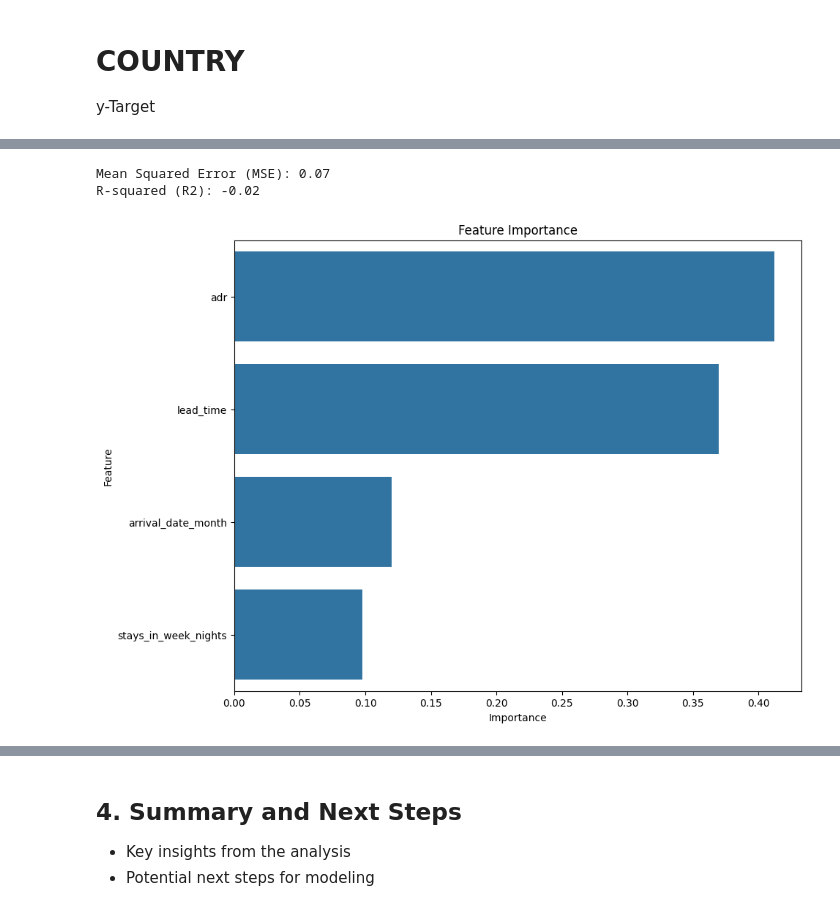
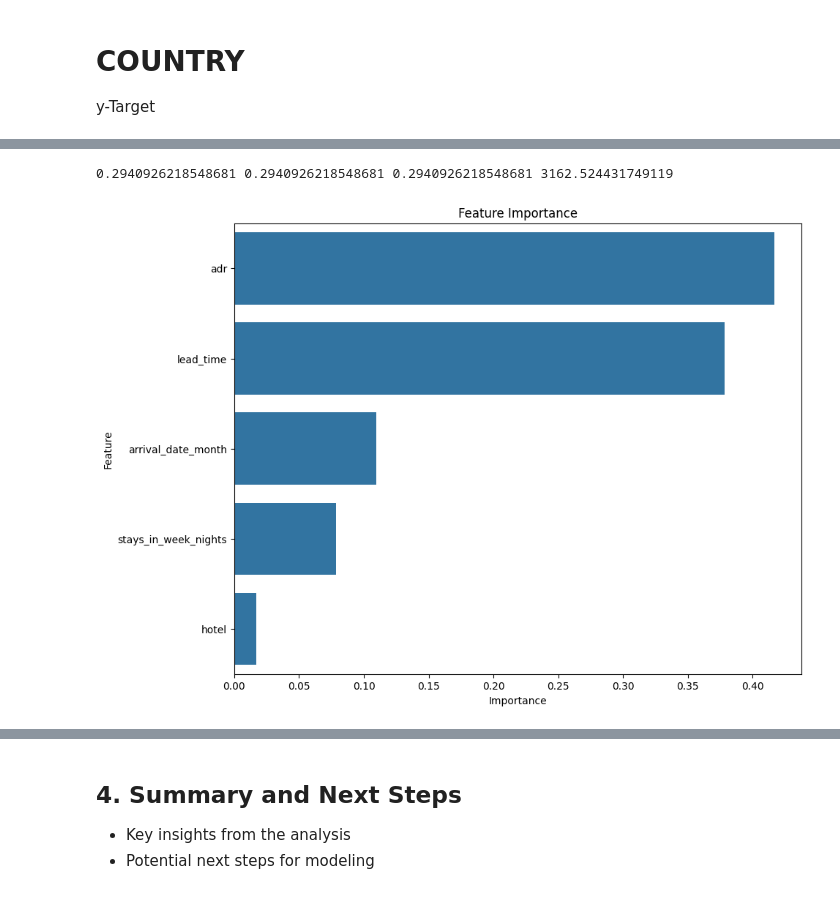
Before and after one commit to sarahfink123/demand_prediction, a Jupyter notebook: notebooks/Felizitas_Exploratory_Data_Analyis_ (1).ipynb, the cells around one changed output, grey strips where cells are left out. Saved outputs shown, nothing was run; the diff lists cells and outputs as text; code cells hidden in the pictures.

```diff
--- a/notebooks/Felizitas_Exploratory_Data_Analyis_ (1).ipynb
+++ b/notebooks/Felizitas_Exploratory_Data_Analyis_ (1).ipynb
@@ -231,7 +231,7 @@ Unique values in column 'distribution_channel':
 Unique values in column 'reservation_status':
 ['Check-Out' 'Canceled' 'No-Show']
 # %%
-df["country_name"] = df["country"].copy()
+df["country_code"] = df["country"].copy()
 # %%
 # Encode country
 from sklearn.preprocessing import LabelEncoder
@@ -279,7 +279,7 @@ df_encoded = pd.concat([df.reset_index(drop=True), encoded_df.reset_index(drop=T
 
 # Drop the original columns that were encoded
 df_encoded.drop(columns=columns_to_encode, inplace=True)
-df_encoded.drop(columns=["country_name"], inplace=True)
+df_encoded.drop(columns=["country_code"], inplace=True)
 
 # Display the first few rows of the updated DataFrame
 print(df_encoded.info())
@@ -1001,53 +962,65 @@ R-squared (R2): 0.17
 # %%
+# comment felix: country is a classifier, not a continuous variable - if we use a regressor the output would be a number between 0 and 1 and it cannot be interpreted as a country name (which we want). If we use a classifier we get a number output that is mapped back to a country name. So, same as for is_cancelled, we use a Random Forrest Classifier
+
 from sklearn.ensemble import RandomForestRegressor
 from sklearn.metrics import mean_squared_error, r2_score
 from sklearn.model_selection import train_test_split
+from sklearn.preprocessing import LabelEncoder
 import matplotlib.pyplot as plt
 import seaborn as sns
 import pandas as pd
+from sklearn.metrics import precision_score, recall_score, f1_score, mean_squared_error
 
 # Assuming df_encoded is your DataFrame and adr is the target variable
-target_variable = 'country'
-predictors = ['arrival_date_month', 'adr', 'lead_time', 'stays_in_week_nights']
+target_variable = 'country_code'
+predictors = ['arrival_date_month', 'adr', 'lead_time', 'stays_in_week_nights', 'hotel']
 
+#if this doesnt work, label encode country first
 X = df_encoded[predictors]
-y = df_encoded[target_variable]
+label_encoder = LabelEncoder()
+y = label_encoder.fit_transform(df['country_code'])
+# y = df[target_variable] #NOT robust scaled encoded
 
 # Split the data into training and testing sets
 X_train, X_test, y_train, y_test = train_test_split(X, y, test_size=0.2, random_state=42)
 
+X_train, X_val, y_train, y_val = train_test_split(X_train, y_train, test_size=0.2, random_state=42)
+
 # Train a RandomForestRegressor
-model = RandomForestRegressor(random_state=42)
+model = RandomForestClassifier(random_state=42) #instead of regressor
 model.fit(X_train, y_train)
 
 # Get feature importances
 importances = model.feature_importances_
 
 # Create a DataFrame for visualization
 feature_importance_df = pd.DataFrame({
     'Feature': X.columns,
     'Importance': importances
 })
 
 # Sort by importance
 feature_importance_df = feature_importance_df.sort_values(by='Importance', ascending=False)
 
 # Make predictions on the test set
 y_pred = model.predict(X_test)
 
 # Evaluate the model
+y_pred = model.predict(X_test)
+acc = precision_score(y_test, y_pred, average='micro')
+rec = recall_score(y_test, y_pred, average='micro')
+f1 = f1_score(y_test, y_pred, average='micro')
 mse = mean_squared_error(y_test, y_pred)
-r2 = r2_score(y_test, y_pred)
 
-print(f"Mean Squared Error (MSE): {mse:.2f}")
-print(f"R-squared (R2): {r2:.2f}")
+
+
+print(acc, rec, f1, mse)
 
 # Plot the feature importances
 plt.figure(figsize=(10, 8))
 sns.barplot(x='Importance', y='Feature', data=feature_importance_df)
 plt.title('Feature Importance')
 plt.show()
 # %% [output]
-Mean Squared Error (MSE): 0.07
-R-squared (R2): -0.02
+0.2940926218548681 0.2940926218548681 0.2940926218548681 3162.524431749119
-[figure, old version]
+[figure, new version]
```
Also changed, not shown: parts of 13 cells of this notebook, 5 other files.
